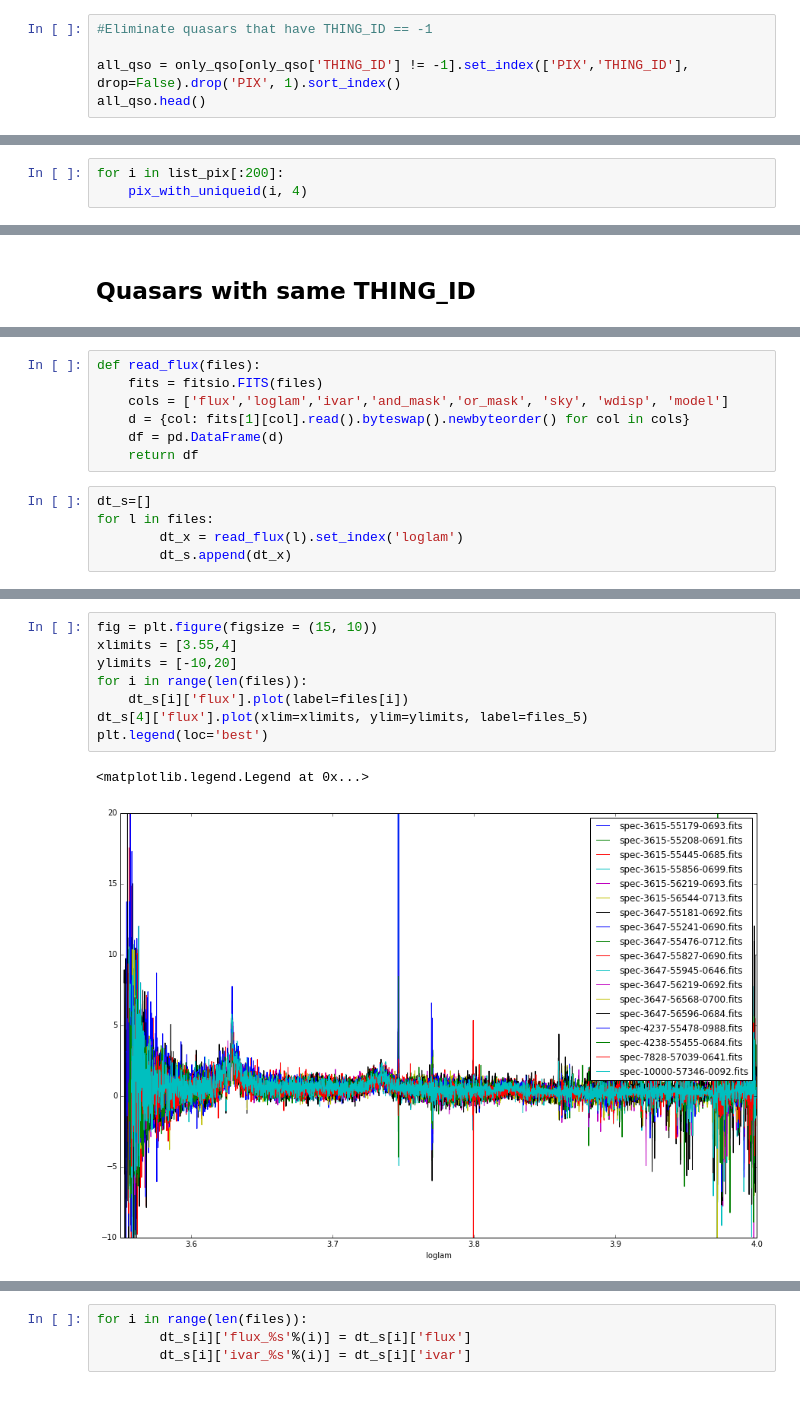
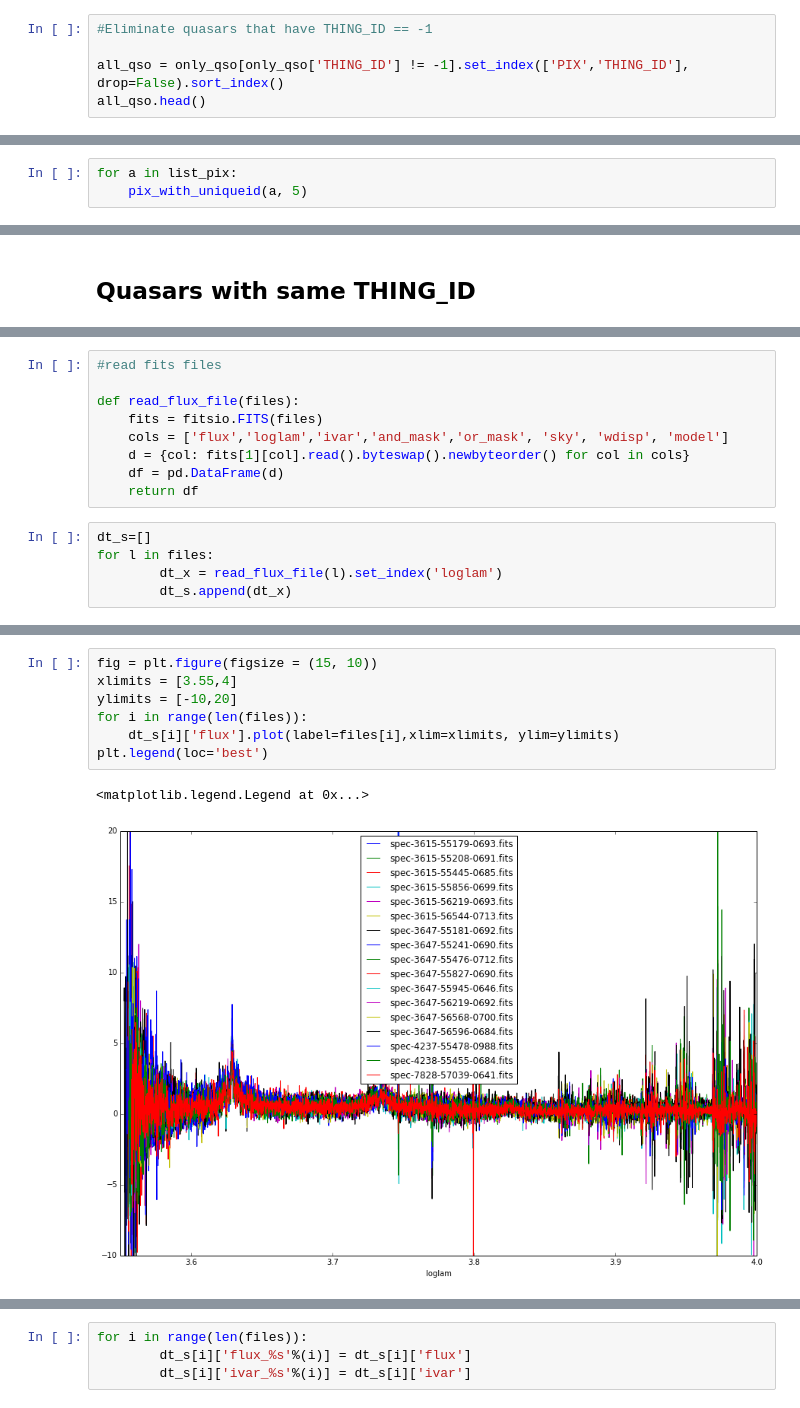
Before and after one commit to slosar/ForetFusion, a Jupyter notebook: sdss_catalog.ipynb, the cells around one changed output, grey strips where cells are left out. Cells and saved outputs as stored; diff of their text form.

```diff
--- a/sdss_catalog.ipynb
+++ b/sdss_catalog.ipynb
@@ -107,6 +133,6 @@ boss_qsos= 466098
 # %%
 #Eliminate quasars that have THING_ID == -1
 
-all_qso = only_qso[only_qso['THING_ID'] != -1].set_index(['PIX','THING_ID'], drop=False).drop('PIX', 1).sort_index()
+all_qso = only_qso[only_qso['THING_ID'] != -1].set_index(['PIX','THING_ID'], drop=False).sort_index()
 all_qso.head()
 # %% [output]
@@ -162,4 +185,4 @@ def pix_with_uniqueid(pix_id, max_rep):
 # %%
-for i in list_pix[:200]:
-    pix_with_uniqueid(i, 4)
+for a in list_pix:
+    pix_with_uniqueid(a, 5)
 # %% [output]
@@ -247,5 +254,7 @@ for plate, names in zip(plates, files):
 # %%
-def read_flux(files):
+#read fits files
+
+def read_flux_file(files):
     fits = fitsio.FITS(files)
     cols = ['flux','loglam','ivar','and_mask','or_mask', 'sky', 'wdisp', 'model']
     d = {col: fits[1][col].read().byteswap().newbyteorder() for col in cols}
@@ -254,7 +263,7 @@ def read_flux(files):
 # %%
 dt_s=[]
 for l in files:
-        dt_x = read_flux(l).set_index('loglam')
+        dt_x = read_flux_file(l).set_index('loglam')
         dt_s.append(dt_x)
 # %%
 # Masking
@@ -274,12 +282,11 @@ mask[1].head()
 # %%
 fig = plt.figure(figsize = (15, 10))
 xlimits = [3.55,4]
 ylimits = [-10,20]
 for i in range(len(files)):
-    dt_s[i]['flux'].plot(label=files[i])
-dt_s[4]['flux'].plot(xlim=xlimits, ylim=ylimits, label=files_5)
+    dt_s[i]['flux'].plot(label=files[i],xlim=xlimits, ylim=ylimits)
 plt.legend(loc='best')
 # %% [output]
 <matplotlib.legend.Legend at 0x...>
-[figure, old version]
+[figure, new version]
 # %%
```
Also changed, not shown: parts of 33 cells of this notebook, 3 other files.
